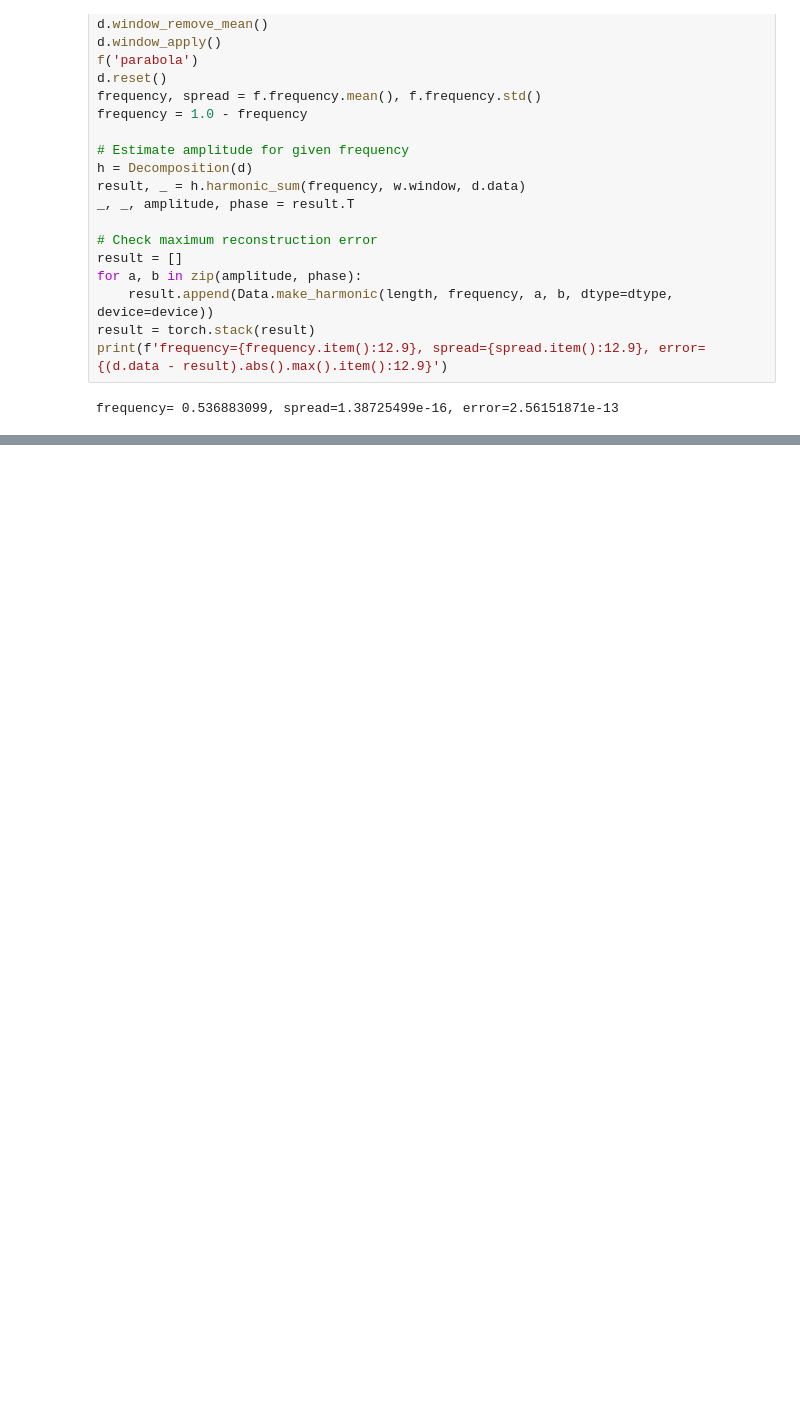
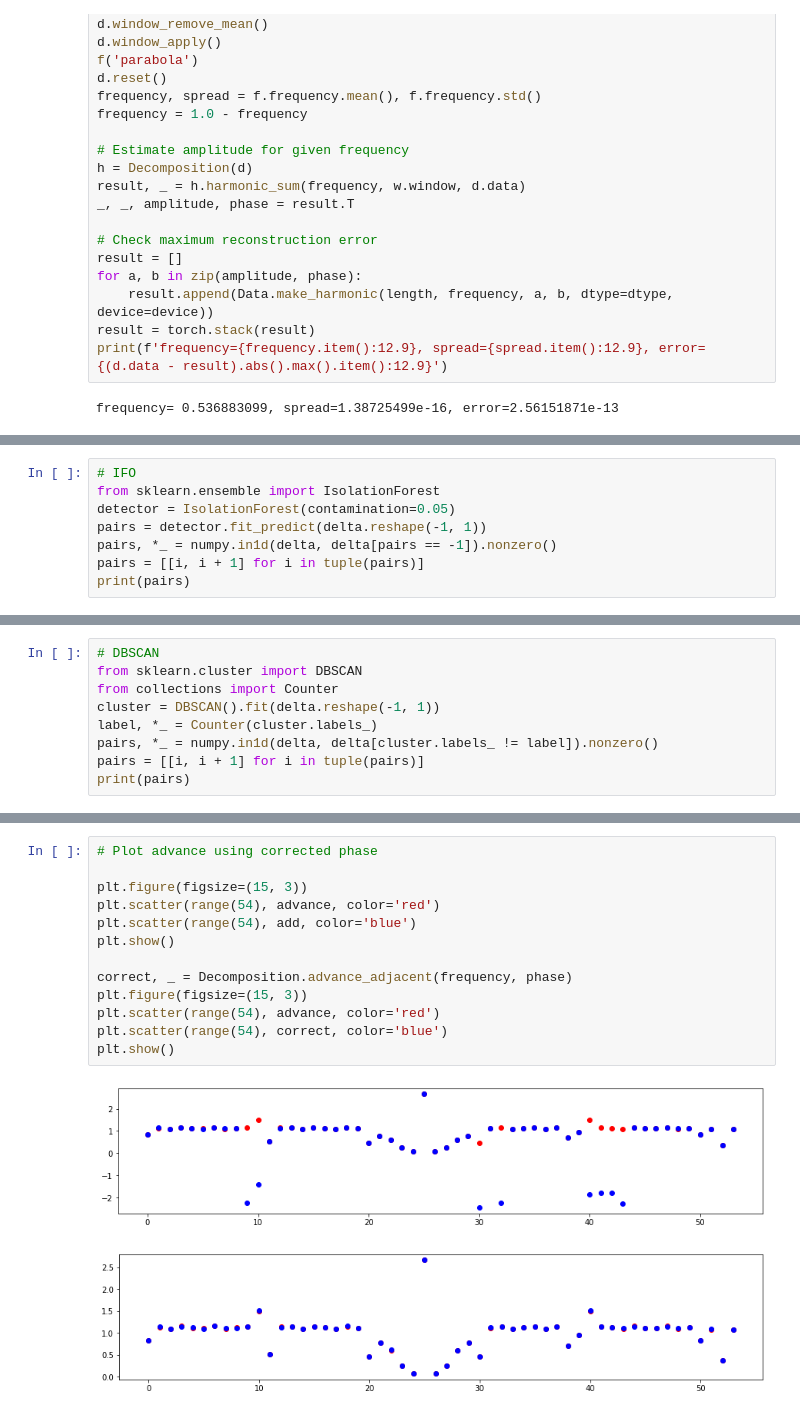
Before and after one commit to i-a-morozov/harmonica, a Jupyter notebook: notebook/nb_decomposition.ipynb, the cells around one changed output, grey strips where cells are left out. Saved outputs shown, nothing was run; the diff lists cells and outputs as text; blank space fills up the shorter version.

```diff
--- a/notebook/nb_decomposition.ipynb
+++ b/notebook/nb_decomposition.ipynb
@@ -746,0 +865,8 @@ tensor(1.922381132496e-03, dtype=torch.float64)
+# %%
+# IFO
+from sklearn.ensemble import IsolationForest
+detector = IsolationForest(contamination=0.05)
+pairs = detector.fit_predict(delta.reshape(-1, 1))
+pairs, *_ = numpy.in1d(delta, delta[pairs == -1]).nonzero()
+pairs = [[i, i + 1] for i in tuple(pairs)]
+print(pairs)
@@ -746,0 +875,9 @@ tensor(1.922381132496e-03, dtype=torch.float64)
+# %%
+# DBSCAN
+from sklearn.cluster import DBSCAN
+from collections import Counter
+cluster = DBSCAN().fit(delta.reshape(-1, 1))
+label, *_ = Counter(cluster.labels_)
+pairs, *_ = numpy.in1d(delta, delta[cluster.labels_ != label]).nonzero()
+pairs = [[i, i + 1] for i in tuple(pairs)]
+print(pairs)
@@ -746,0 +950,16 @@ tensor(1.922381132496e-03, dtype=torch.float64)
+# %%
+# Plot advance using corrected phase
+
+plt.figure(figsize=(15, 3))
+plt.scatter(range(54), advance, color='red')
+plt.scatter(range(54), add, color='blue')
+plt.show()
+
+correct, _ = Decomposition.advance_adjacent(frequency, phase)
+plt.figure(figsize=(15, 3))
+plt.scatter(range(54), advance, color='red')
+plt.scatter(range(54), correct, color='blue')
+plt.show()
+# %% [output]
+[figure, added]
+[figure, added]
```
Also changed, not shown: parts of 24 cells of this notebook.
